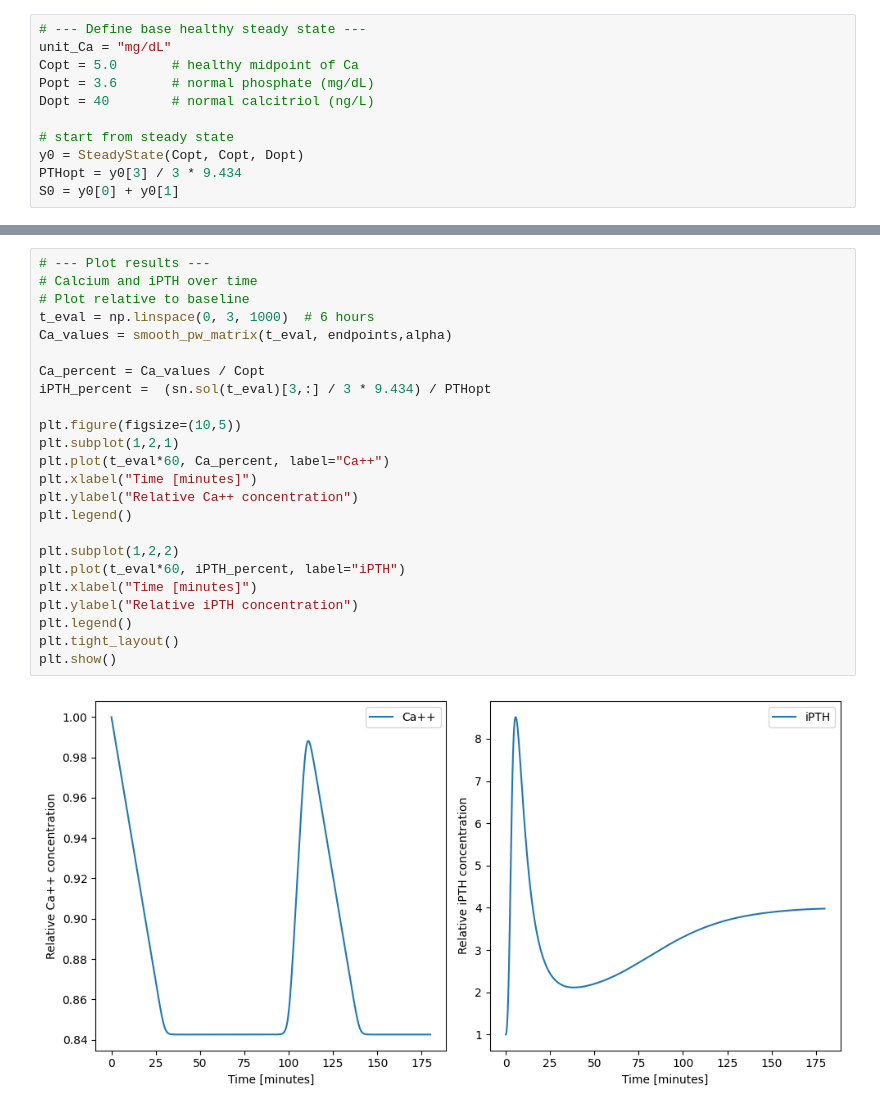
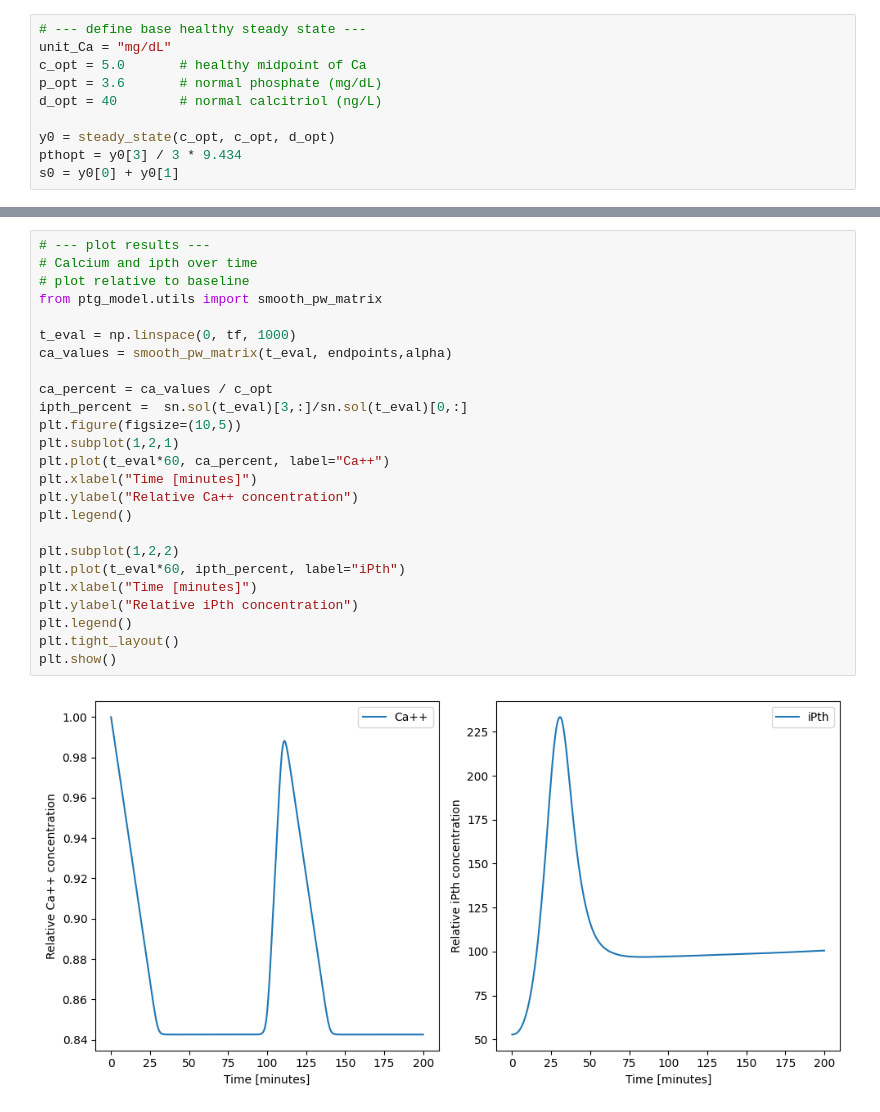
Before and after one commit to schappag/ptg_biology, a Jupyter notebook: example_notebook.ipynb, the cells around one changed output, grey strips where cells are left out. Drawn from its saved outputs; the diff is of its cells as text.

```diff
--- a/example_notebook.ipynb
+++ b/example_notebook.ipynb
@@ -13,12 +13,11 @@ from ptg_model.utils import smooth_pw
 # %%
-# --- Define base healthy steady state ---
+# --- define base healthy steady state ---
 unit_Ca = "mg/dL"
-Copt = 5.0       # healthy midpoint of Ca
-Popt = 3.6       # normal phosphate (mg/dL)
-Dopt = 40        # normal calcitriol (ng/L)
+c_opt = 5.0       # healthy midpoint of Ca
+p_opt = 3.6       # normal phosphate (mg/dL)
+d_opt = 40        # normal calcitriol (ng/L)
 
-# start from steady state
-y0 = SteadyState(Copt, Copt, Dopt)
-PTHopt = y0[3] / 3 * 9.434
-S0 = y0[0] + y0[1]
+y0 = steady_state(c_opt, c_opt, d_opt)
+pthopt = y0[3] / 3 * 9.434
+s0 = y0[0] + y0[1]
 # %%
@@ -117,26 +124,27 @@ Simulation finished: True
 # %%
-# --- Plot results ---
-# Calcium and iPTH over time
-# Plot relative to baseline
-t_eval = np.linspace(0, 3, 1000)  # 6 hours
-Ca_values = smooth_pw_matrix(t_eval, endpoints,alpha)
+# --- plot results ---
+# Calcium and ipth over time
+# plot relative to baseline
+from ptg_model.utils import smooth_pw_matrix
 
-Ca_percent = Ca_values / Copt
-iPTH_percent =  (sn.sol(t_eval)[3,:] / 3 * 9.434) / PTHopt
+t_eval = np.linspace(0, tf, 1000)
+ca_values = smooth_pw_matrix(t_eval, endpoints,alpha)
 
+ca_percent = ca_values / c_opt
+ipth_percent =  sn.sol(t_eval)[3,:]/sn.sol(t_eval)[0,:]
 plt.figure(figsize=(10,5))
 plt.subplot(1,2,1)
-plt.plot(t_eval*60, Ca_percent, label="Ca++")
+plt.plot(t_eval*60, ca_percent, label="Ca++")
 plt.xlabel("Time [minutes]")
 plt.ylabel("Relative Ca++ concentration")
 plt.legend()
 
 plt.subplot(1,2,2)
-plt.plot(t_eval*60, iPTH_percent, label="iPTH")
+plt.plot(t_eval*60, ipth_percent, label="iPth")
 plt.xlabel("Time [minutes]")
-plt.ylabel("Relative iPTH concentration")
+plt.ylabel("Relative iPth concentration")
 plt.legend()
 plt.tight_layout()
 plt.show()
 # %% [output]
-[figure, old version]
+[figure, new version]
```
Also changed, not shown: parts of 9 cells of this notebook, 10 other files.
